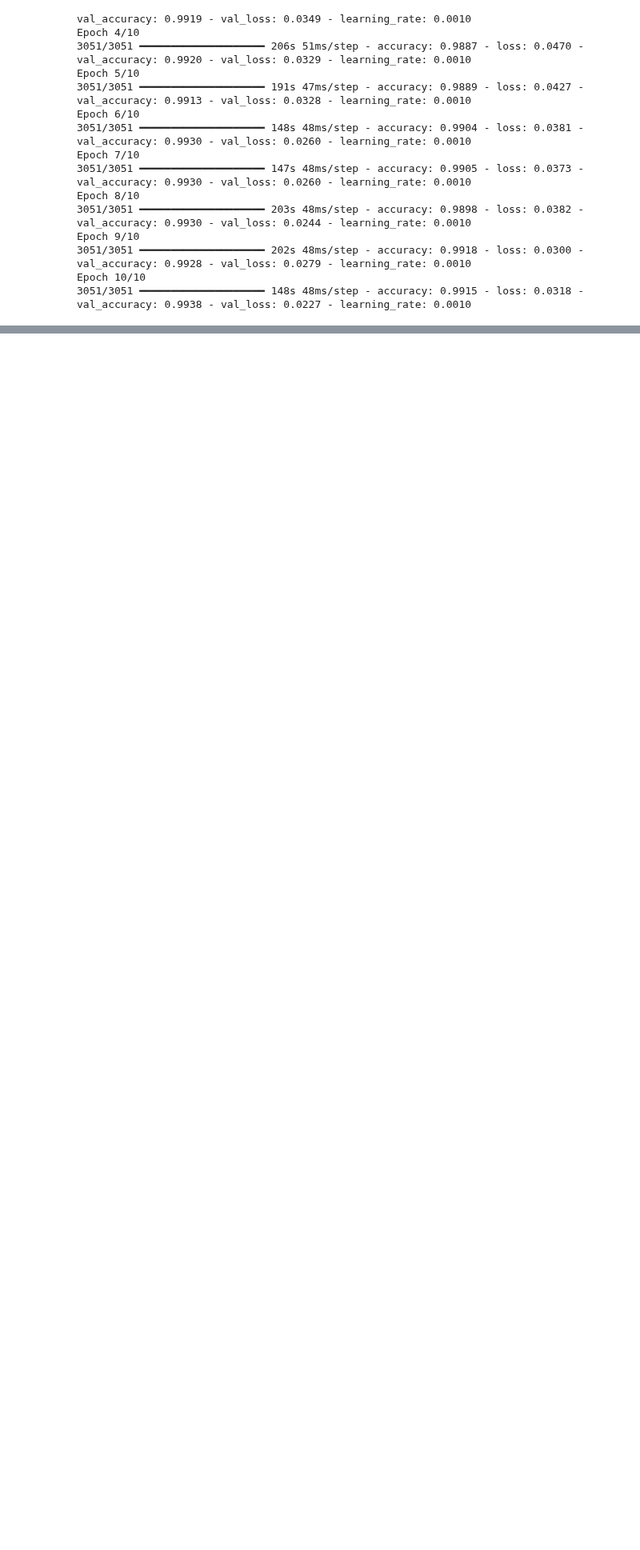
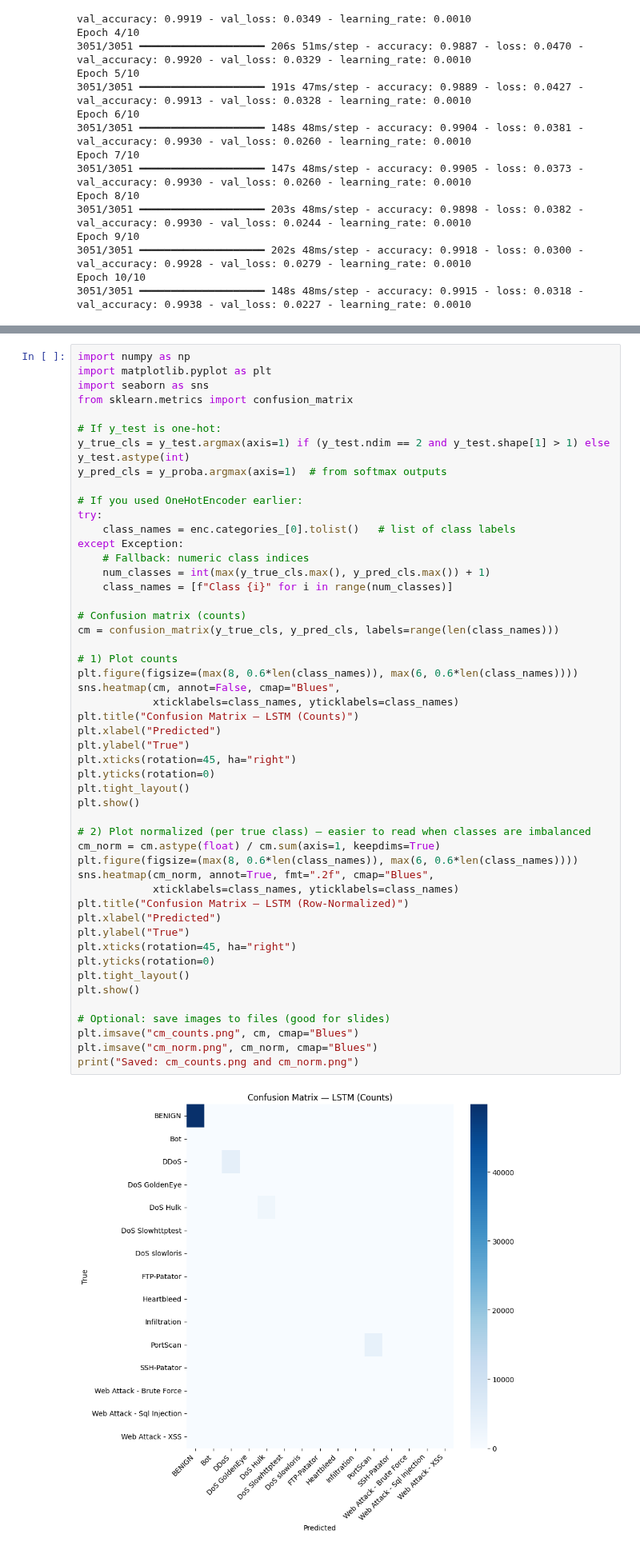
Before and after one commit to JamesTan44181/DLI-Group-Assignment, a Jupyter notebook: GroupAssignment.ipynb, the cells around one changed output, grey strips where cells are left out. Shown at 80% size. Saved outputs shown, nothing was run; the diff lists cells and outputs as text; blank space fills up the shorter version.

```diff
--- a/GroupAssignment.ipynb
+++ b/GroupAssignment.ipynb
@@ -1239,0 +1358,52 @@ except Exception as e:
+# %%
+import numpy as np
+import matplotlib.pyplot as plt
+import seaborn as sns
+from sklearn.metrics import confusion_matrix
+
+# If y_test is one-hot:
+y_true_cls = y_test.argmax(axis=1) if (y_test.ndim == 2 and y_test.shape[1] > 1) else y_test.astype(int)
+y_pred_cls = y_proba.argmax(axis=1)  # from softmax outputs
+
+# If you used OneHotEncoder earlier:
+try:
+    class_names = enc.categories_[0].tolist()   # list of class labels
+except Exception:
+    # Fallback: numeric class indices
+    num_classes = int(max(y_true_cls.max(), y_pred_cls.max()) + 1)
+    class_names = [f"Class {i}" for i in range(num_classes)]
+
+# Confusion matrix (counts)
+cm = confusion_matrix(y_true_cls, y_pred_cls, labels=range(len(class_names)))
+
+# 1) Plot counts
+plt.figure(figsize=(max(8, 0.6*len(class_names)), max(6, 0.6*len(class_names))))
+sns.heatmap(cm, annot=False, cmap="Blues",
+            xticklabels=class_names, yticklabels=class_names)
+plt.title("Confusion Matrix — LSTM (Counts)")
+plt.xlabel("Predicted")
+plt.ylabel("True")
+plt.xticks(rotation=45, ha="right")
+plt.yticks(rotation=0)
+plt.tight_layout()
+plt.show()
+
+# 2) Plot normalized (per true class) — easier to read when classes are imbalanced
+cm_norm = cm.astype(float) / cm.sum(axis=1, keepdims=True)
+plt.figure(figsize=(max(8, 0.6*len(class_names)), max(6, 0.6*len(class_names))))
+sns.heatmap(cm_norm, annot=True, fmt=".2f", cmap="Blues",
+            xticklabels=class_names, yticklabels=class_names)
+plt.title("Confusion Matrix — LSTM (Row-Normalized)")
+plt.xlabel("Predicted")
+plt.ylabel("True")
+plt.xticks(rotation=45, ha="right")
+plt.yticks(rotation=0)
+plt.tight_layout()
+plt.show()
+
+# Optional: save images to files (good for slides)
+plt.imsave("cm_counts.png", cm, cmap="Blues")
+plt.imsave("cm_norm.png", cm_norm, cmap="Blues")
+print("Saved: cm_counts.png and cm_norm.png")
+# %% [output]
+[figure, added]
```
Also changed, not shown: parts of 17 cells of this notebook.
